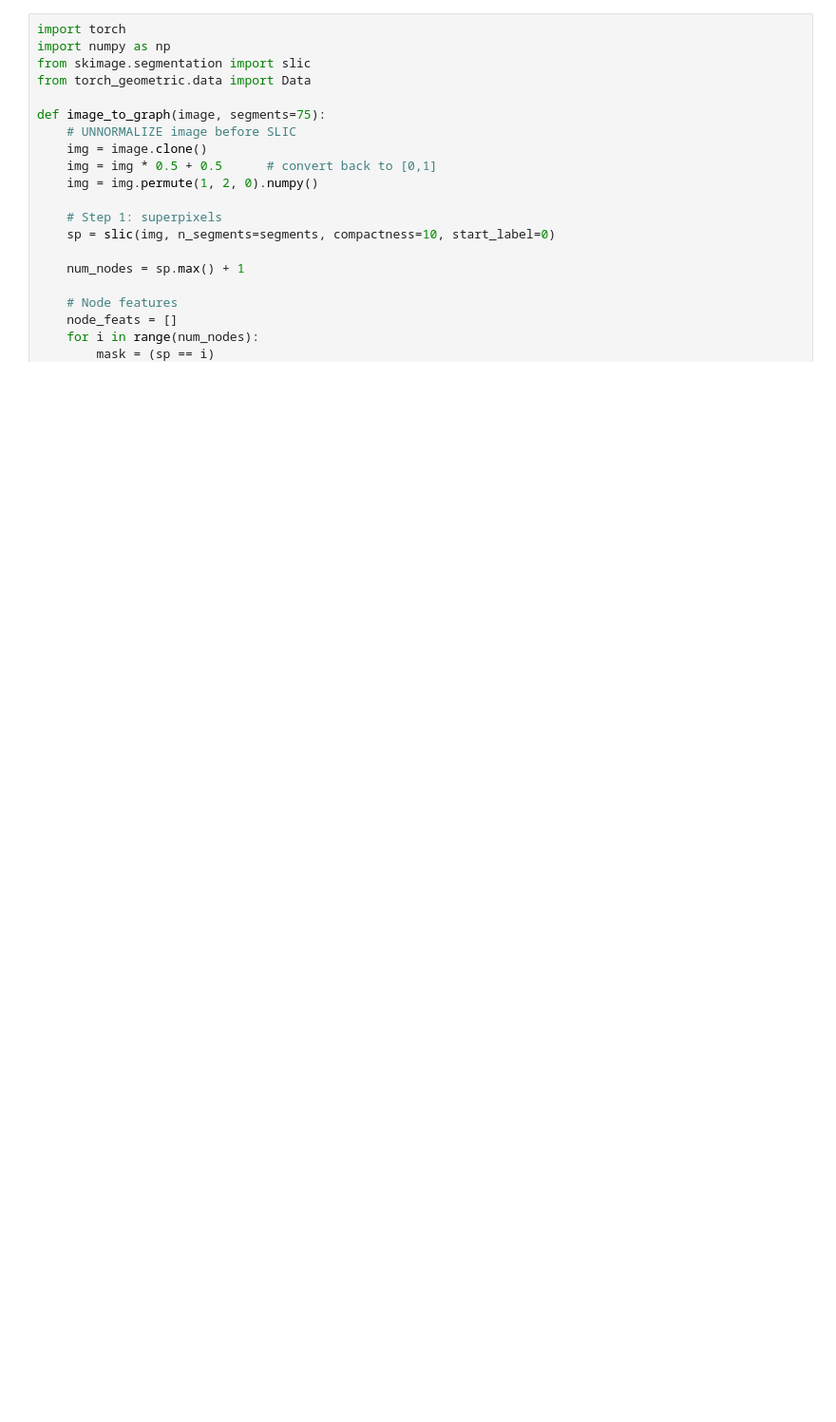
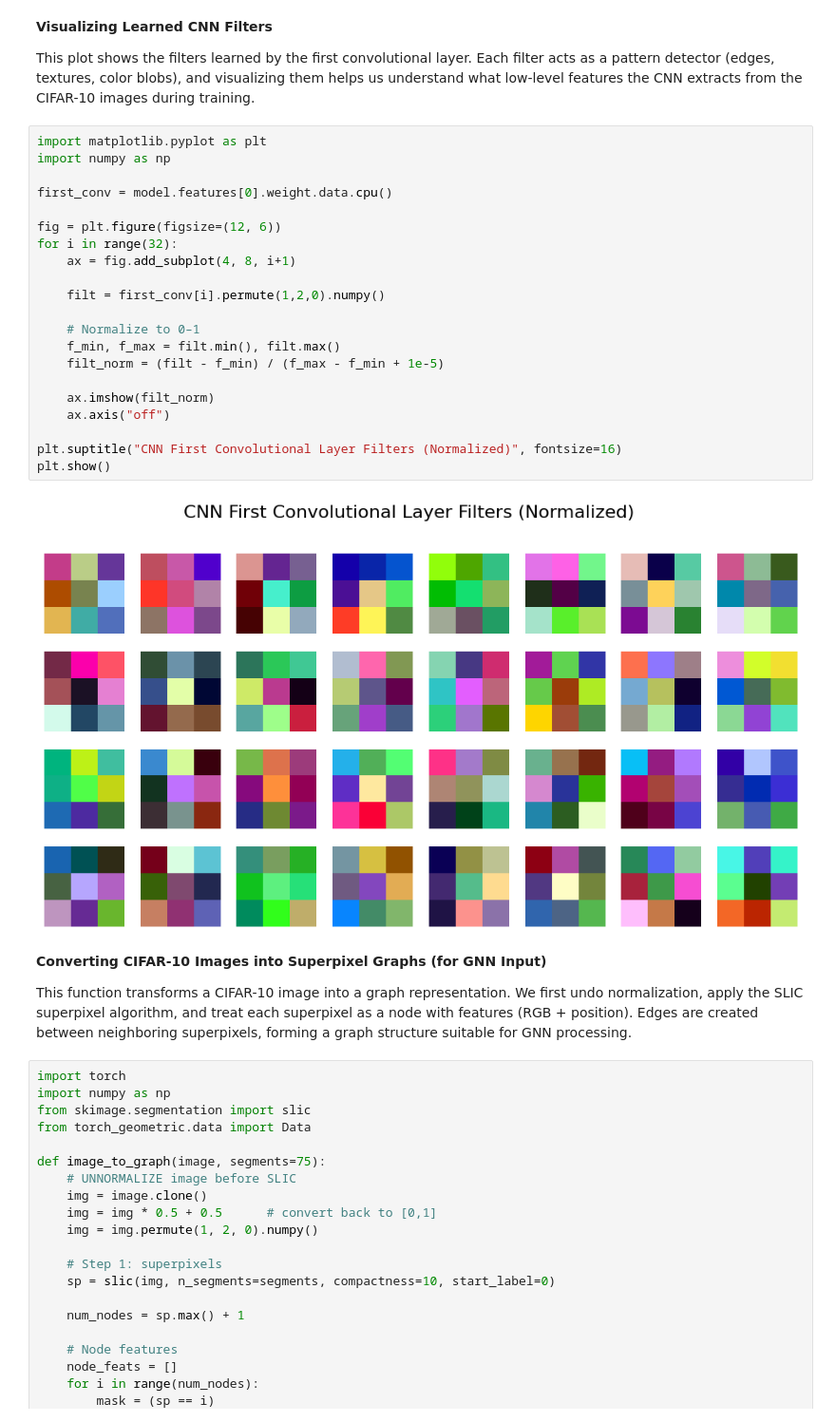
Before and after one commit to AdityaKr015/CIFAR-10-CNN-vs-GNN, a Jupyter notebook: CIFAR_10_CNN_vs_GNN.ipynb, the cells around one changed output. Shown at 95% size. Cells and saved outputs as stored; diff of their text form; blank space fills up the shorter version.

```diff
--- a/CIFAR_10_CNN_vs_GNN.ipynb
+++ b/CIFAR_10_CNN_vs_GNN.ipynb
@@ -59,3 +442,37 @@ Requirement already satisfied: lazy-loader>=0.4 in /usr/local/lib/python3.12/dis
+# %% [markdown]
+**Visualizing Learned CNN Filters**
+
+This plot shows the filters learned by the first convolutional layer.
+Each filter acts as a pattern detector (edges, textures, color blobs), and visualizing them helps us understand what low-level features the CNN extracts from the CIFAR-10 images during training.
+# %%
+import matplotlib.pyplot as plt
+import numpy as np
+
+first_conv = model.features[0].weight.data.cpu()
+
+fig = plt.figure(figsize=(12, 6))
+for i in range(32):
+    ax = fig.add_subplot(4, 8, i+1)
+
+    filt = first_conv[i].permute(1,2,0).numpy()
+
+    # Normalize to 0–1
+    f_min, f_max = filt.min(), filt.max()
+    filt_norm = (filt - f_min) / (f_max - f_min + 1e-5)
+
+    ax.imshow(filt_norm)
+    ax.axis("off")
+
+plt.suptitle("CNN First Convolutional Layer Filters (Normalized)", fontsize=16)
+plt.show()
+# %% [output]
+[figure, added]
+# %% [markdown]
+**Converting CIFAR-10 Images into Superpixel Graphs (for GNN Input)**
+
+This function transforms a CIFAR-10 image into a graph representation.
+We first undo normalization, apply the SLIC superpixel algorithm, and treat each superpixel as a node with features (RGB + position).
+Edges are created between neighboring superpixels, forming a graph structure suitable for GNN processing.
 # %%
 import torch
 import numpy as np
```
Also changed, not shown: parts of 64 cells of this notebook.
